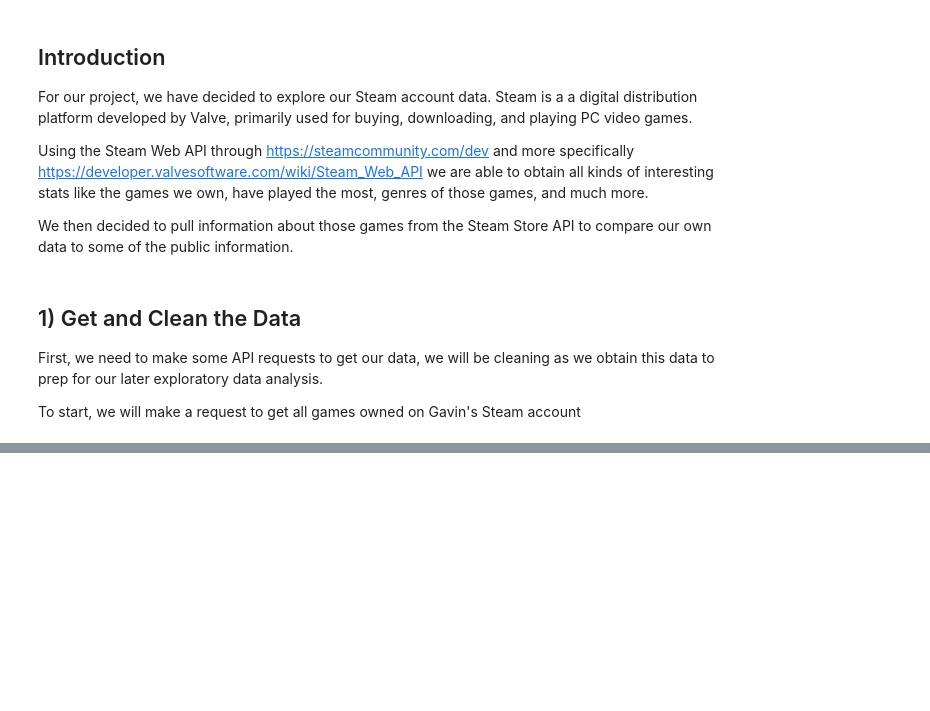
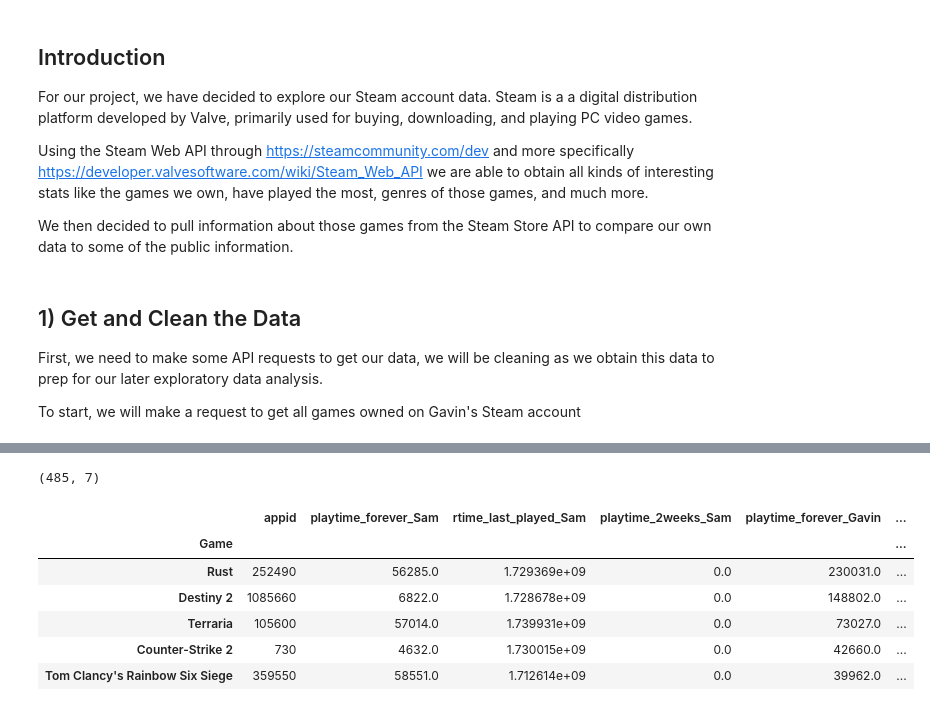
Before and after one commit to samueleallen/Quantified-Self, a Jupyter notebook: QuantifiedSelf.ipynb, the cells around one changed output, grey strips where cells are left out. Drawn from its saved outputs; the diff is of its cells as text; code cells hidden in the pictures; blank space fills up the shorter version.

```diff
--- a/QuantifiedSelf.ipynb
+++ b/QuantifiedSelf.ipynb
@@ -45,0 +88,16 @@ Game: Spore, Playtime: 46 minutes
+# %%
+df = utils.drop_columns(df, "Sam")
+df = utils.drop_columns(df, "Gavin")
+df.shape
+# %% [output]
+(485, 7)
+# %%
+df.head()
+# %% [output]
+|  | appid | playtime_forever_Sam | rtime_last_played_Sam | playtime_2weeks_Sam | playtime_forever_Gavin | ... |
+| Game |  |  |  |  |  | ... |
+| Rust | 252490 | 56285.0 | 1.729369e+09 | 0.0 | 230031.0 | ... |
+| Destiny 2 | 1085660 | 6822.0 | 1.728678e+09 | 0.0 | 148802.0 | ... |
+| Terraria | 105600 | 57014.0 | 1.739931e+09 | 0.0 | 73027.0 | ... |
+| Counter-Strike 2 | 730 | 4632.0 | 1.730015e+09 | 0.0 | 42660.0 | ... |
+| Tom Clancy's Rainbow Six Siege | 359550 | 58551.0 | 1.712614e+09 | 0.0 | 39962.0 | ... |
```
Also changed, not shown: parts of 4 cells of this notebook, 1 other file.
